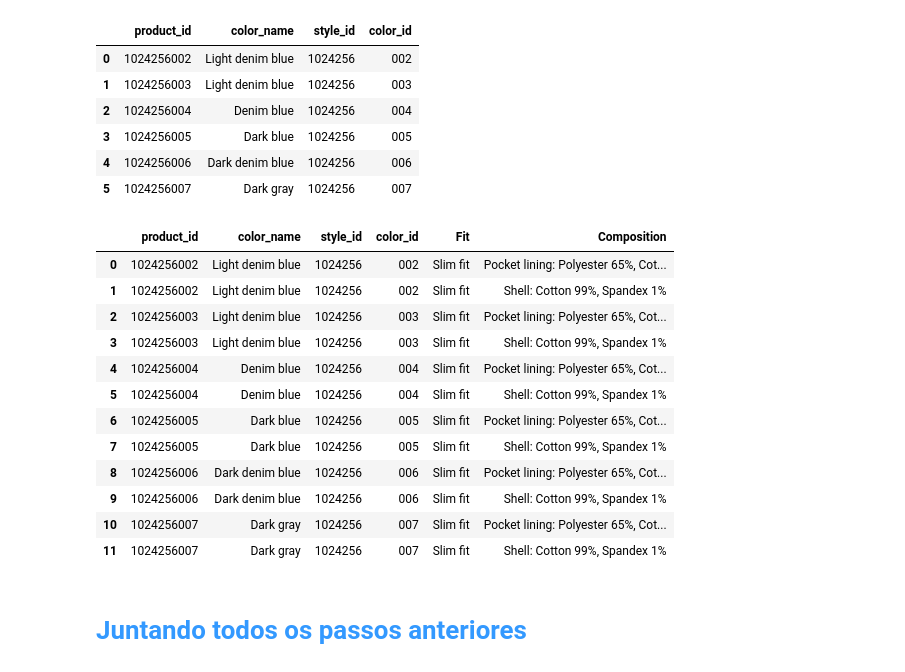
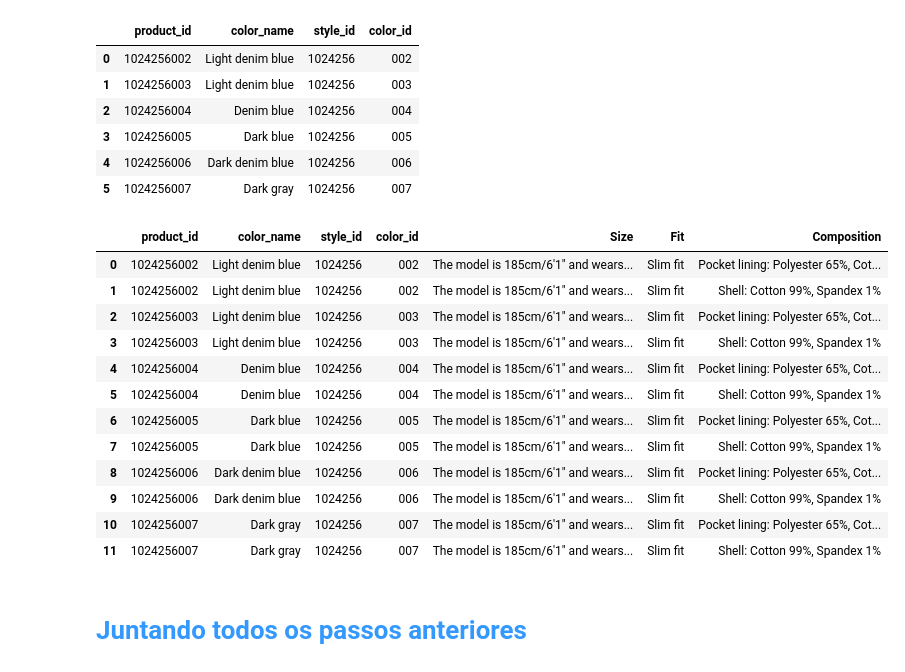
Before and after one commit to edneideramalho/python_ds_ao_dev, a Jupyter notebook: 001_beautiful_soup_package.ipynb, the cells around one changed output. Drawn from its saved outputs; the diff is of its cells as text; code cells hidden in the pictures.

```diff
--- a/001_beautiful_soup_package.ipynb
+++ b/001_beautiful_soup_package.ipynb
@@ -322,3 +317,0 @@ df_aux
-# %%
-df_aux = df_aux[['Fit', 'Composition', 'Art. No.']]
-df_aux
@@ -372,21 +361,21 @@ df_color
 | 5 | 1024256007 | Dark gray | 1024256 | 007 |
 # %%
 # Join
-pd.merge(df_color, df_composition[['style_id', 'Fit', 'Composition']], how='left', on='style_id')
+pd.merge(df_color, df_composition[['style_id', 'Size', 'Fit', 'Composition']], how='left', on='style_id')
 # %% [output]
-|  | product_id | color_name | style_id | color_id | Fit | Composition |
-| 0 | 1024256002 | Light denim blue | 1024256 | 002 | Slim fit | Pocket lining: Polyester 65%, Cot... |
-| 1 | 1024256002 | Light denim blue | 1024256 | 002 | Slim fit | Shell: Cotton 99%, Spandex 1% |
-| 2 | 1024256003 | Light denim blue | 1024256 | 003 | Slim fit | Pocket lining: Polyester 65%, Cot... |
-| 3 | 1024256003 | Light denim blue | 1024256 | 003 | Slim fit | Shell: Cotton 99%, Spandex 1% |
-| 4 | 1024256004 | Denim blue | 1024256 | 004 | Slim fit | Pocket lining: Polyester 65%, Cot... |
-| 5 | 1024256004 | Denim blue | 1024256 | 004 | Slim fit | Shell: Cotton 99%, Spandex 1% |
-| 6 | 1024256005 | Dark blue | 1024256 | 005 | Slim fit | Pocket lining: Polyester 65%, Cot... |
-| 7 | 1024256005 | Dark blue | 1024256 | 005 | Slim fit | Shell: Cotton 99%, Spandex 1% |
-| 8 | 1024256006 | Dark denim blue | 1024256 | 006 | Slim fit | Pocket lining: Polyester 65%, Cot... |
-| 9 | 1024256006 | Dark denim blue | 1024256 | 006 | Slim fit | Shell: Cotton 99%, Spandex 1% |
-| 10 | 1024256007 | Dark gray | 1024256 | 007 | Slim fit | Pocket lining: Polyester 65%, Cot... |
-| 11 | 1024256007 | Dark gray | 1024256 | 007 | Slim fit | Shell: Cotton 99%, Spandex 1% |
+|  | product_id | color_name | style_id | color_id | Size | Fit | Composition |
+| 0 | 1024256002 | Light denim blue | 1024256 | 002 | The model is 185cm/6'1" and wears... | Slim fit | Pocket lining: Polyester 65%, Cot... |
+| 1 | 1024256002 | Light denim blue | 1024256 | 002 | The model is 185cm/6'1" and wears... | Slim fit | Shell: Cotton 99%, Spandex 1% |
+| 2 | 1024256003 | Light denim blue | 1024256 | 003 | The model is 185cm/6'1" and wears... | Slim fit | Pocket lining: Polyester 65%, Cot... |
+| 3 | 1024256003 | Light denim blue | 1024256 | 003 | The model is 185cm/6'1" and wears... | Slim fit | Shell: Cotton 99%, Spandex 1% |
+| 4 | 1024256004 | Denim blue | 1024256 | 004 | The model is 185cm/6'1" and wears... | Slim fit | Pocket lining: Polyester 65%, Cot... |
+| 5 | 1024256004 | Denim blue | 1024256 | 004 | The model is 185cm/6'1" and wears... | Slim fit | Shell: Cotton 99%, Spandex 1% |
+| 6 | 1024256005 | Dark blue | 1024256 | 005 | The model is 185cm/6'1" and wears... | Slim fit | Pocket lining: Polyester 65%, Cot... |
+| 7 | 1024256005 | Dark blue | 1024256 | 005 | The model is 185cm/6'1" and wears... | Slim fit | Shell: Cotton 99%, Spandex 1% |
+| 8 | 1024256006 | Dark denim blue | 1024256 | 006 | The model is 185cm/6'1" and wears... | Slim fit | Pocket lining: Polyester 65%, Cot... |
+| 9 | 1024256006 | Dark denim blue | 1024256 | 006 | The model is 185cm/6'1" and wears... | Slim fit | Shell: Cotton 99%, Spandex 1% |
+| 10 | 1024256007 | Dark gray | 1024256 | 007 | The model is 185cm/6'1" and wears... | Slim fit | Pocket lining: Polyester 65%, Cot... |
+| 11 | 1024256007 | Dark gray | 1024256 | 007 | The model is 185cm/6'1" and wears... | Slim fit | Shell: Cotton 99%, Spandex 1% |
 # %% [markdown]
 # <span style="color:#3399ff">Juntando todos os passos anteriores </span>
 # %% [markdown]
```
Also changed, not shown: parts of 18 cells of this notebook, 1 other file.
